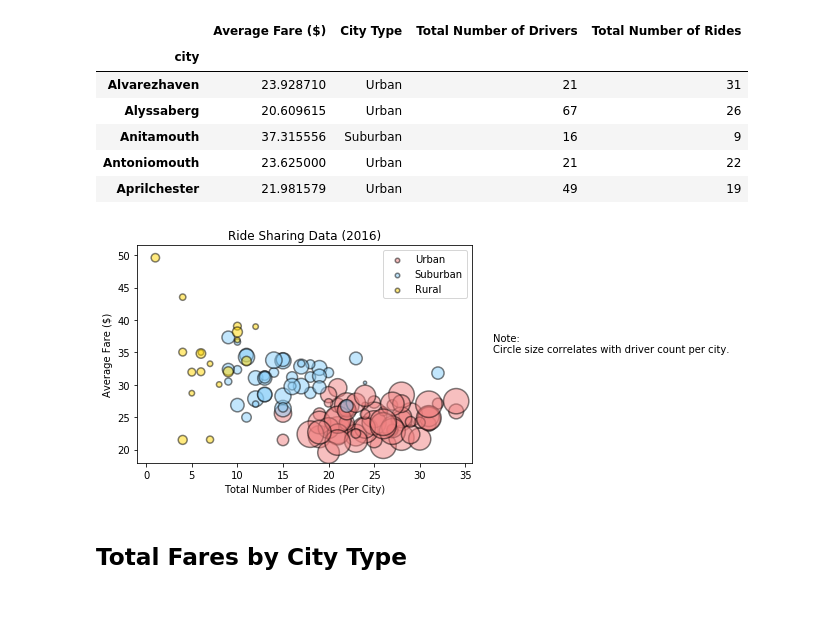
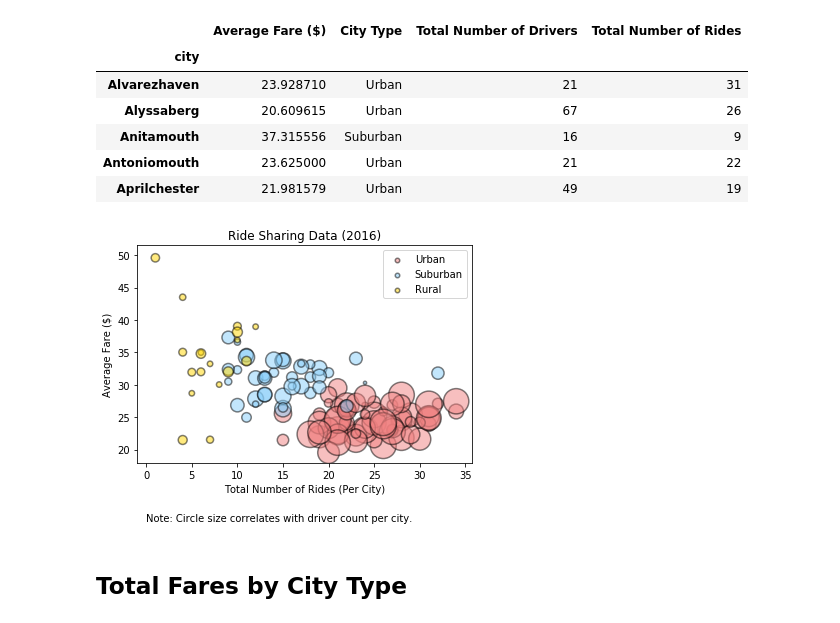
Before and after one commit to aizzakatrina/matplotlib-Pyber, a Jupyter notebook: main.ipynb, the cells around one changed output. Saved outputs shown, nothing was run; the diff lists cells and outputs as text; code cells hidden in the pictures.

```diff
--- a/main.ipynb
+++ b/main.ipynb
@@ -77,38 +77,38 @@ total_rides_rural = rural['Total Number of Rides']
 avg_fare_rural = rural['Average Fare ($)']
 total_drivers_rural = rural['Total Number of Drivers']
 # %%
-# use the scatter function
+# Use the scatter function
 plt.figure()
 urban_plot = plt.scatter(total_rides_urban, avg_fare_urban, s=total_drivers_urban*10,
                          color='lightcoral', alpha=0.5, edgecolor='black', linewidths=1.5,
                          label='Urban')
 suburban_plot = plt.scatter(total_rides_suburban, avg_fare_suburban, s=total_drivers_suburban*10,
                             color='lightskyblue', alpha=0.5, edgecolor='black',linewidths=1.5,
                             label='Suburban')
 rural_plot = plt.scatter(total_rides_rural, avg_fare_rural, s=total_drivers_rural*10,
                          color='gold', alpha=0.5, edgecolor='black',linewidths=1.5,
                          label='Rural')
 
 # Incorporate a text label regarding circle size
-plt.text(38, 35, "Note:\nCircle size correlates with driver count per city.")
+plt.text(0, 9, "Note: Circle size correlates with driver count per city.")
 
 # label chart and add grid
 plt.title('Ride Sharing Data (2016)')
 plt.xlabel('Total Number of Rides (Per City)')
 plt.ylabel('Average Fare ($)')
 
-# add and format legend
+# Add and format legend
 lgnd = plt.legend(handles=[urban_plot,suburban_plot,rural_plot], loc ='upper right')
 lgnd.legendHandles[0]._sizes = [20]
 lgnd.legendHandles[1]._sizes = [20]
 lgnd.legendHandles[2]._sizes = [20]
 
 # Save Figure
 plt.savefig("images/ride_share.png")
 
 plt.show()
 # %% [output]
-[figure, old version]
+[figure, new version]
 # %% [markdown]
 ## Total Fares by City Type
 # %%
```
Also changed, not shown: parts of 4 cells of this notebook, 1 other file.
